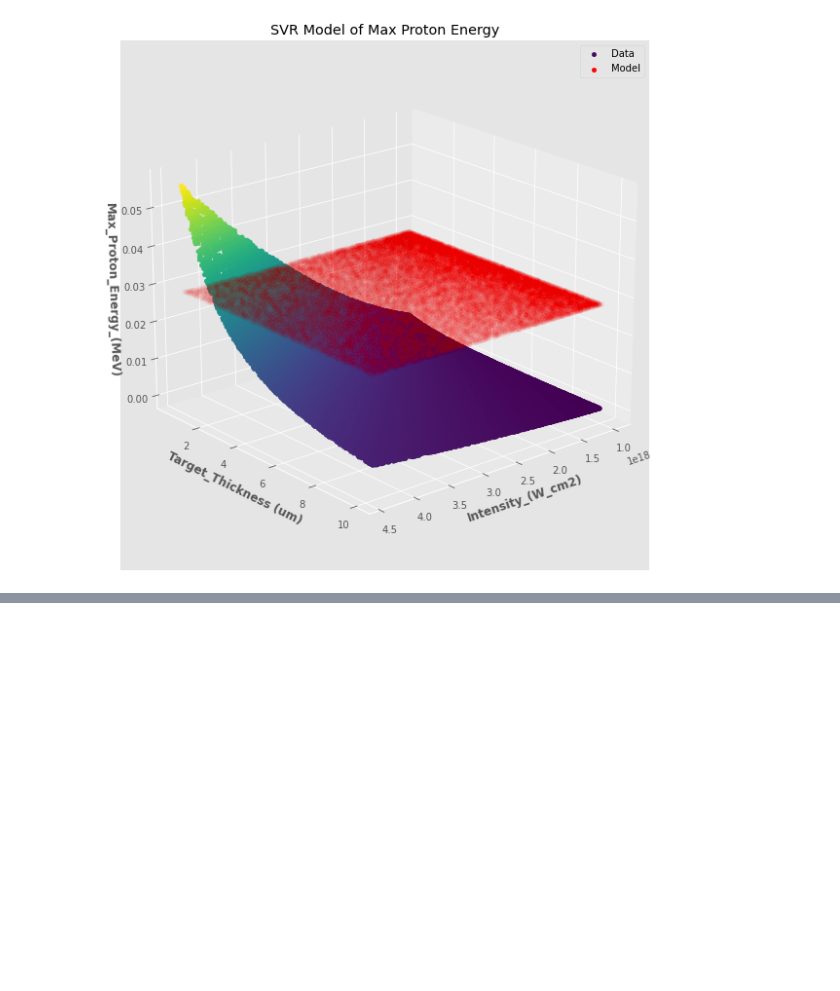
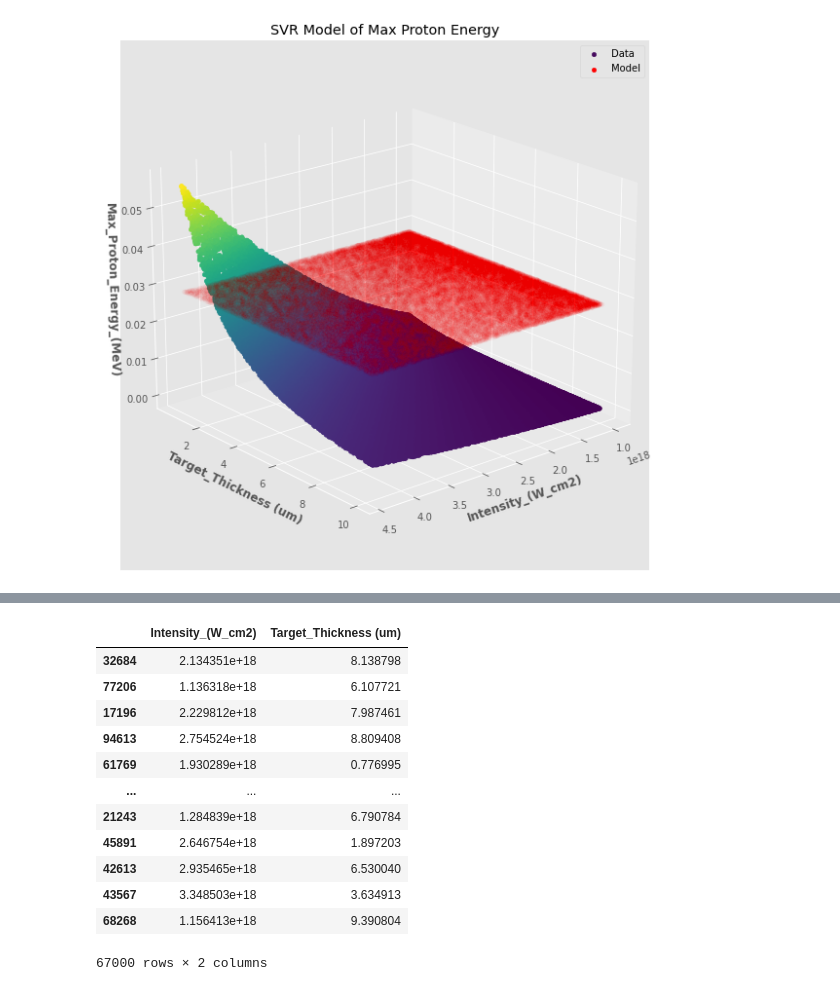
Before and after one commit to pedrog96/vanilla-latte, a Jupyter notebook: support vector regression/Support Vector Regression.ipynb, the cells around one changed output, grey strips where cells are left out. Drawn from its saved outputs; the diff is of its cells as text; code cells hidden in the pictures; blank space fills up the shorter version.

```diff
--- a/support vector regression/Support Vector Regression.ipynb
+++ b/support vector regression/Support Vector Regression.ipynb
@@ -89,7 +101,7 @@ plt.show()
 # %%
 svr_poly = SVR(kernel="poly", C=100, gamma="auto", degree=3, epsilon=0.1, coef0=1)
 # %%
-svr_poly.fit(X_train, y_train)
+svr_poly.fit(X_train[[inputs[0], inputs[3]]], y_train)
 # %% [output]
 SVR(C=100, coef0=1, gamma='auto', kernel='poly')
 # %%
@@ -125,0 +139,16 @@ array([nan, nan, nan, ..., nan, nan, nan])
+# %%
+X_train[::]
+# %% [output]
+|  | Intensity_(W_cm2) | Target_Thickness (um) |
+| 32684 | 2.134351e+18 | 8.138798 |
+| 77206 | 1.136318e+18 | 6.107721 |
+| 17196 | 2.229812e+18 | 7.987461 |
+| 94613 | 2.754524e+18 | 8.809408 |
+| 61769 | 1.930289e+18 | 0.776995 |
+| ... | ... | ... |
+| 21243 | 1.284839e+18 | 6.790784 |
+| 45891 | 2.646754e+18 | 1.897203 |
+| 42613 | 2.935465e+18 | 6.530040 |
+| 43567 | 3.348503e+18 | 3.634913 |
+| 68268 | 1.156413e+18 | 9.390804 |
+67000 rows × 2 columns
```
Also changed, not shown: parts of 7 cells of this notebook.
